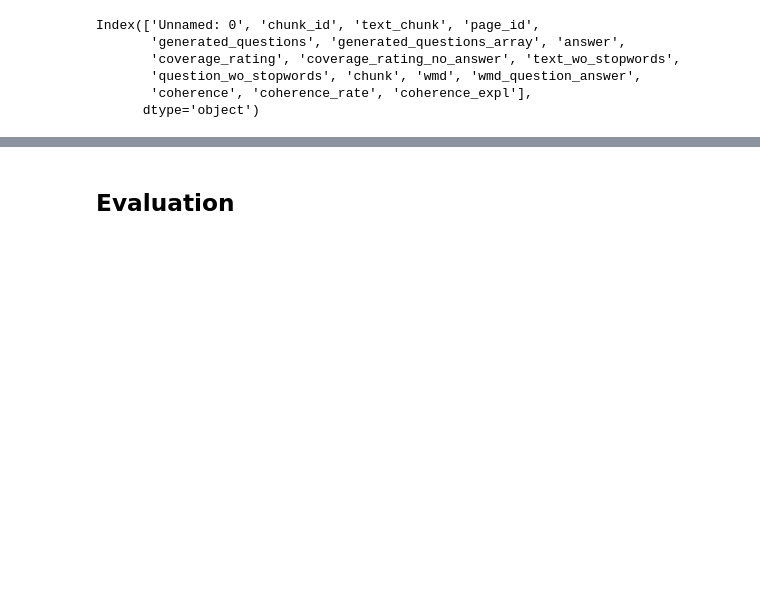
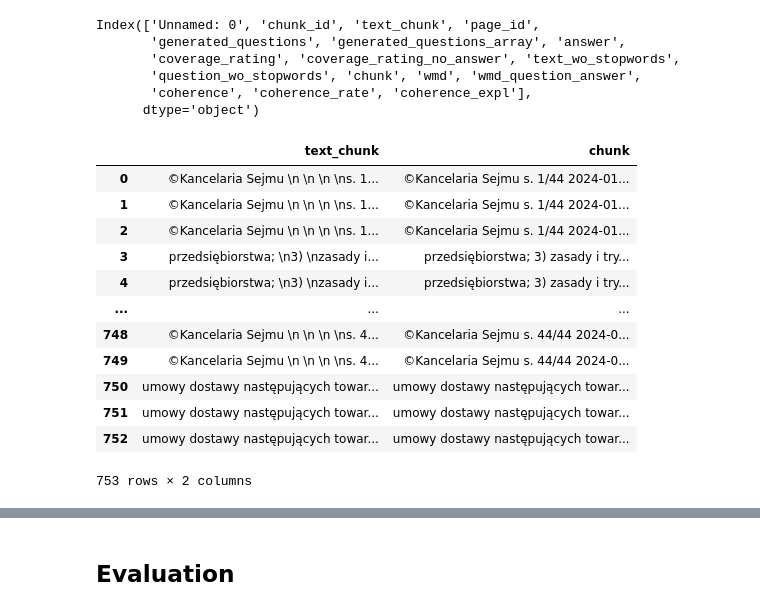
Before and after one commit to witold87/llm-bielik-ft-legal, a Jupyter notebook: src/data.ipynb, the cells around one changed output, grey strips where cells are left out. Saved outputs shown, nothing was run; the diff lists cells and outputs as text; code cells hidden in the pictures; blank space fills up the shorter version.

```diff
--- a/src/data.ipynb
+++ b/src/data.ipynb
@@ -195,3 +197,19 @@ Index(['Unnamed: 0', 'chunk_id', 'text_chunk', 'page_id',
       dtype='object')
 # %%
 sample_df = df.sample(15)
+# %%
+df[['text_chunk', 'chunk']]
+# %% [output]
+|  | text_chunk | chunk |
+| 0 | ©Kancelaria Sejmu \n \n \n \ns. 1... | ©Kancelaria Sejmu s. 1/44 2024-01... |
+| 1 | ©Kancelaria Sejmu \n \n \n \ns. 1... | ©Kancelaria Sejmu s. 1/44 2024-01... |
+| 2 | ©Kancelaria Sejmu \n \n \n \ns. 1... | ©Kancelaria Sejmu s. 1/44 2024-01... |
+| 3 | przedsiębiorstwa; \n3) \nzasady i... | przedsiębiorstwa; 3) zasady i try... |
+| 4 | przedsiębiorstwa; \n3) \nzasady i... | przedsiębiorstwa; 3) zasady i try... |
+| ... | ... | ... |
+| 748 | ©Kancelaria Sejmu \n \n \n \ns. 4... | ©Kancelaria Sejmu s. 44/44 2024-0... |
+| 749 | ©Kancelaria Sejmu \n \n \n \ns. 4... | ©Kancelaria Sejmu s. 44/44 2024-0... |
+| 750 | umowy dostawy następujących towar... | umowy dostawy następujących towar... |
+| 751 | umowy dostawy następujących towar... | umowy dostawy następujących towar... |
+| 752 | umowy dostawy następujących towar... | umowy dostawy następujących towar... |
+753 rows × 2 columns
```
Also changed, not shown: parts of 12 cells of this notebook, 2 other files.
